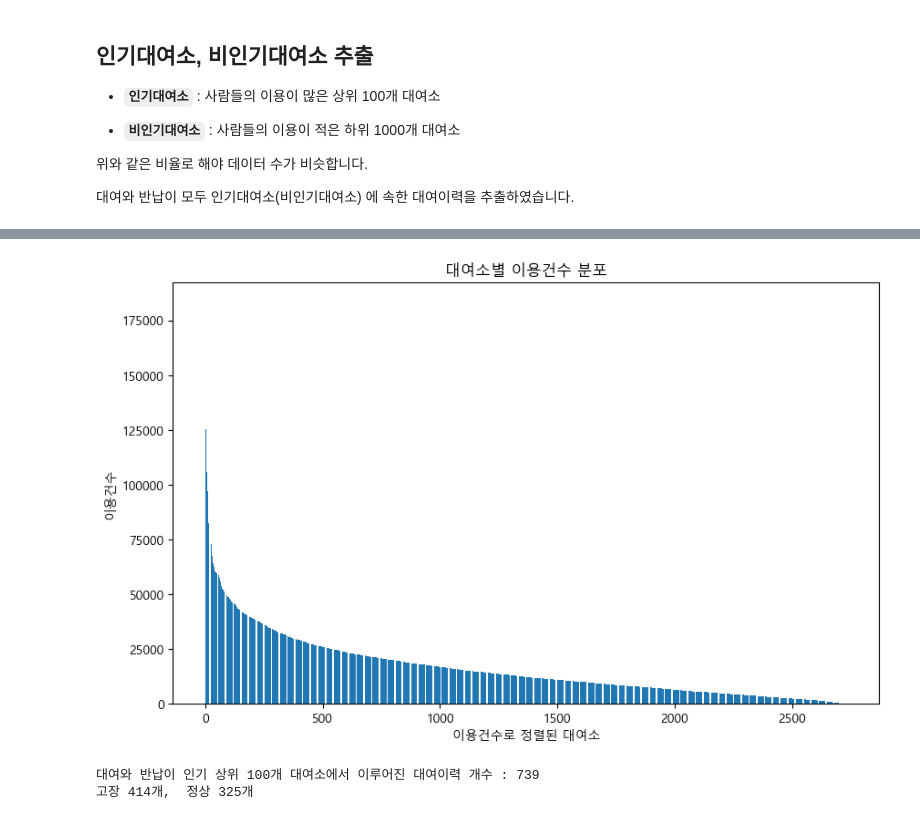
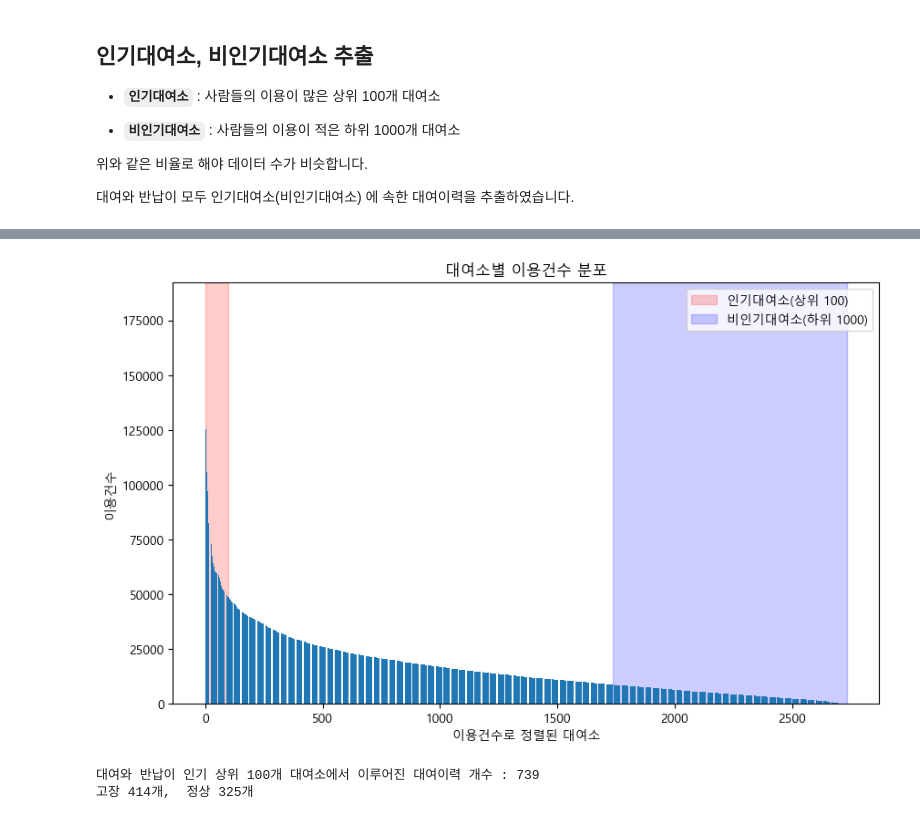
Before and after one commit to leechanhoe/data-science-project, a Jupyter notebook: 인기대여소와 고장의 연관성 분석.ipynb, the cells around one changed output, grey strips where cells are left out. Saved outputs shown, nothing was run; the diff lists cells and outputs as text; code cells hidden in the pictures.

Commit message:
인기대여소 분석 수정

```diff
--- a/인기대여소와 고장의 연관성 분석.ipynb
+++ b/인기대여소와 고장의 연관성 분석.ipynb
@@ -69,16 +62,24 @@ popular.head()
 # %%
 import matplotlib.pyplot as plt
 
 # 이용건수에 대한 바 그래프 그리기
 plt.figure(figsize=(10, 6))
+
+# 인기대여소와 비인기대여소 구간에배경색 설정
+popul = plt.axvspan(0, 100, alpha=0.2, color='red', label='인기대여소(상위 100)')
+unpopul = plt.axvspan(1735, 2735, alpha=0.2, color='blue', label='비인기대여소(하위 1000)')
+
 plt.bar(df_grouped.index, df_grouped['이용건수'])  # 대여소 인덱스와 이용건수 데이터를 사용하여 바 그래프를 그립니다.
 plt.xlabel('이용건수로 정렬된 대여소')
 plt.ylabel('이용건수')
 plt.title('대여소별 이용건수 분포')
 
+# 범례 추가
+plt.legend(handles=[popul, unpopul])
+
 plt.show()
 # %% [output]
-[figure, old version]
+[figure, new version]
 # %%
 popular_stations = popular['대여소명'].tolist()
 # df_rent에서 대여와 반납이 popular_stations에 속한 행만 추출
```
Also changed, not shown: parts of 1 cell of this notebook.
